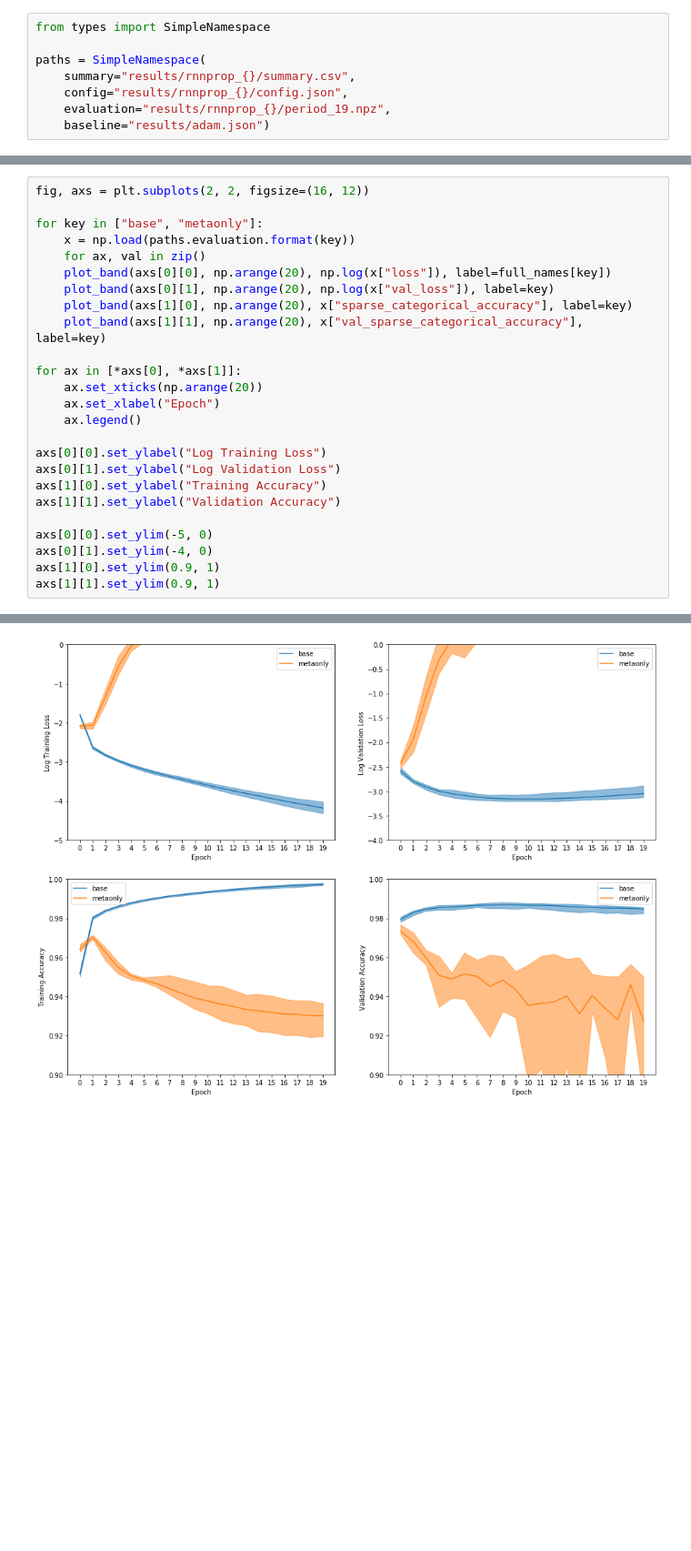
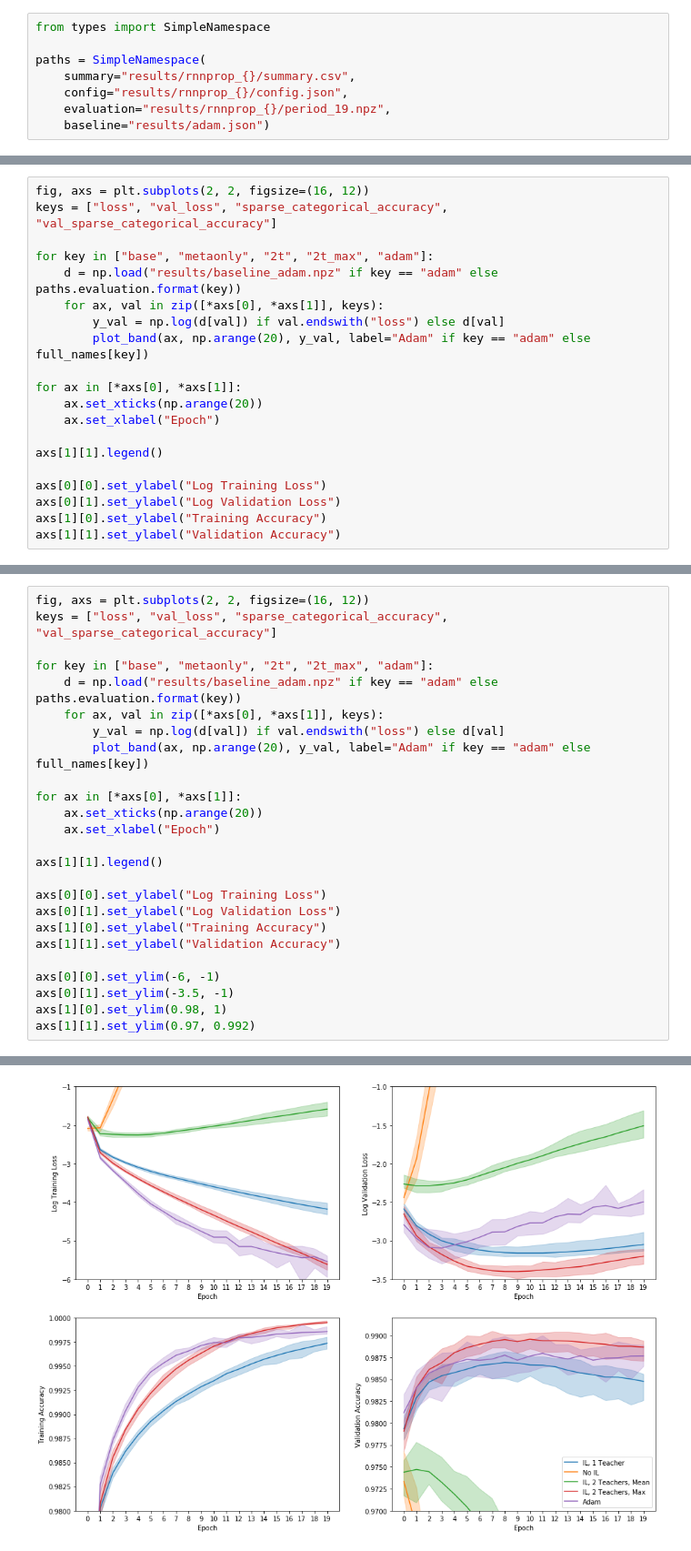
Before and after one commit to thetianshuhuang/l2o, a Jupyter notebook: analysis.ipynb, the cells around one changed output, grey strips where cells are left out. Shown at 91% size. Drawn from its saved outputs; the diff is of its cells as text; blank space fills up the shorter version.

```diff
--- a/analysis.ipynb
+++ b/analysis.ipynb
@@ -47,0 +50,20 @@ def plot_band(ax, x, y, label=None, color=None):
+# %%
+fig, axs = plt.subplots(2, 2, figsize=(16, 12))
+keys = ["loss", "val_loss", "sparse_categorical_accuracy", "val_sparse_categorical_accuracy"]
+
+for key in ["base", "metaonly", "2t", "2t_max", "adam"]:
+    d = np.load("results/baseline_adam.npz" if key == "adam" else paths.evaluation.format(key))
+    for ax, val in zip([*axs[0], *axs[1]], keys):
+        y_val = np.log(d[val]) if val.endswith("loss") else d[val]
+        plot_band(ax, np.arange(20), y_val, label="Adam" if key == "adam" else full_names[key])
+
+for ax in [*axs[0], *axs[1]]:
+    ax.set_xticks(np.arange(20))
+    ax.set_xlabel("Epoch")
+
+axs[1][1].legend()
+
+axs[0][0].set_ylabel("Log Training Loss")
+axs[0][1].set_ylabel("Log Validation Loss")
+axs[1][0].set_ylabel("Training Accuracy")
+axs[1][1].set_ylabel("Validation Accuracy")
@@ -48,26 +73,26 @@ def plot_band(ax, x, y, label=None, color=None):
 # %%
 fig, axs = plt.subplots(2, 2, figsize=(16, 12))
+keys = ["loss", "val_loss", "sparse_categorical_accuracy", "val_sparse_categorical_accuracy"]
 
-for key in ["base", "metaonly"]:
-    x = np.load(paths.evaluation.format(key))
-    for ax, val in zip()
-    plot_band(axs[0][0], np.arange(20), np.log(x["loss"]), label=full_names[key])
-    plot_band(axs[0][1], np.arange(20), np.log(x["val_loss"]), label=key)
-    plot_band(axs[1][0], np.arange(20), x["sparse_categorical_accuracy"], label=key)
-    plot_band(axs[1][1], np.arange(20), x["val_sparse_categorical_accuracy"], label=key)
+for key in ["base", "metaonly", "2t", "2t_max", "adam"]:
+    d = np.load("results/baseline_adam.npz" if key == "adam" else paths.evaluation.format(key))
+    for ax, val in zip([*axs[0], *axs[1]], keys):
+        y_val = np.log(d[val]) if val.endswith("loss") else d[val]
+        plot_band(ax, np.arange(20), y_val, label="Adam" if key == "adam" else full_names[key])
 
 for ax in [*axs[0], *axs[1]]:
     ax.set_xticks(np.arange(20))
     ax.set_xlabel("Epoch")
-    ax.legend()
+
+axs[1][1].legend()
 
 axs[0][0].set_ylabel("Log Training Loss")
 axs[0][1].set_ylabel("Log Validation Loss")
 axs[1][0].set_ylabel("Training Accuracy")
 axs[1][1].set_ylabel("Validation Accuracy")
 
-axs[0][0].set_ylim(-5, 0)
-axs[0][1].set_ylim(-4, 0)
-axs[1][0].set_ylim(0.9, 1)
-axs[1][1].set_ylim(0.9, 1)
+axs[0][0].set_ylim(-6, -1)
+axs[0][1].set_ylim(-3.5, -1)
+axs[1][0].set_ylim(0.98, 1)
+axs[1][1].set_ylim(0.97, 0.992)
 # %% [output]
@@ -75 +100 @@ axs[1][1].set_ylim(0.9, 1)
-[figure, old version]
+[figure, new version]
```
Also changed, not shown: parts of 9 cells of this notebook, 7 other files.
